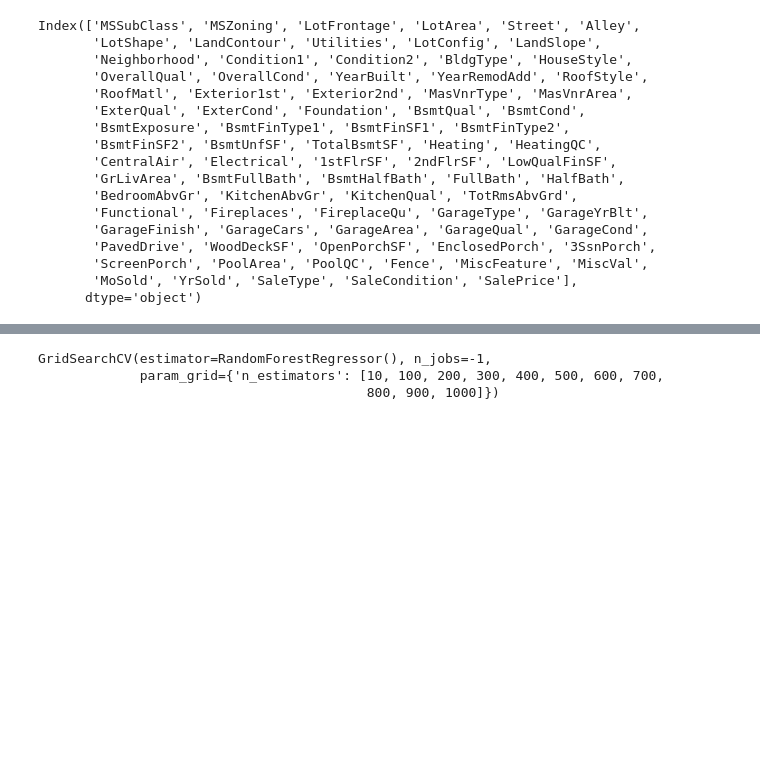
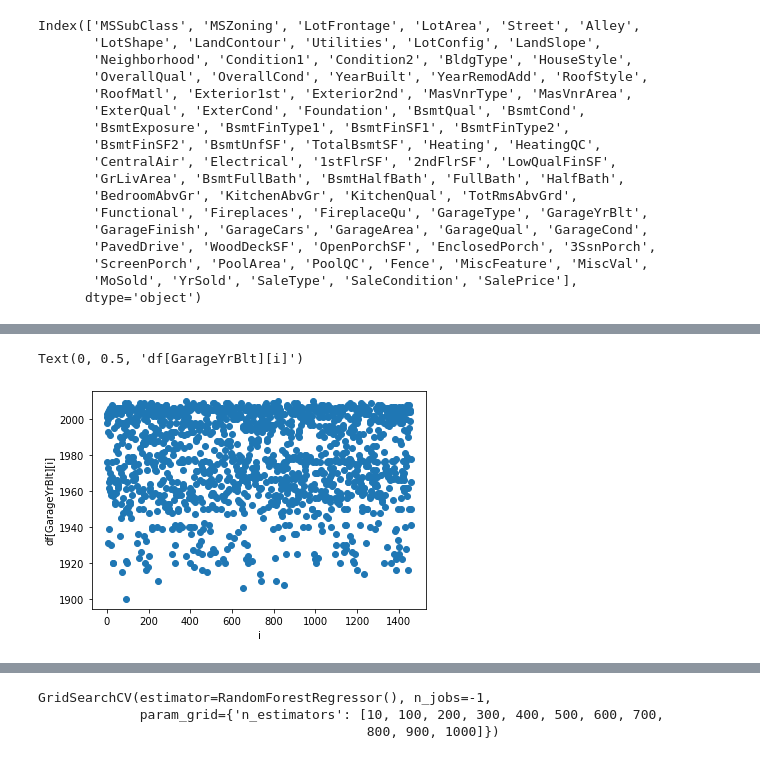
Before and after one commit to jedrexd/WTUM_11_2022, a Jupyter notebook: Projekt.ipynb, the cells around one changed output, grey strips where cells are left out. Saved outputs shown, nothing was run; the diff lists cells and outputs as text; code cells hidden in the pictures; blank space fills up the shorter version.

```diff
--- a/Projekt.ipynb
+++ b/Projekt.ipynb
@@ -72,3 +137,10 @@ Index(['MSSubClass', 'MSZoning', 'LotFrontage', 'LotArea', 'Street', 'Alley',
+# %%
+plt.scatter(range(0,len(df['GarageYrBlt'])), df['GarageYrBlt'])
+plt.xlabel('i')
+plt.ylabel('df[GarageYrBlt][i]')
+# %% [output]
+Text(0, 0.5, 'df[GarageYrBlt][i]')
+[figure, added]
 # %%
 def preprocess(dataframe):
     # MSSubClass: Identifies the type of dwelling involved in the sale. - kategorie
```
Also changed, not shown: parts of 20 cells of this notebook.
